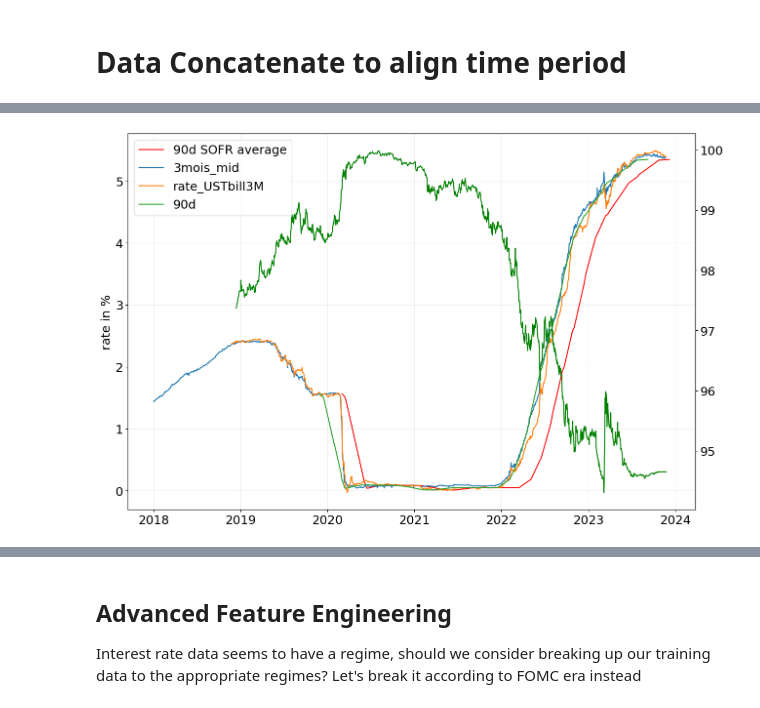
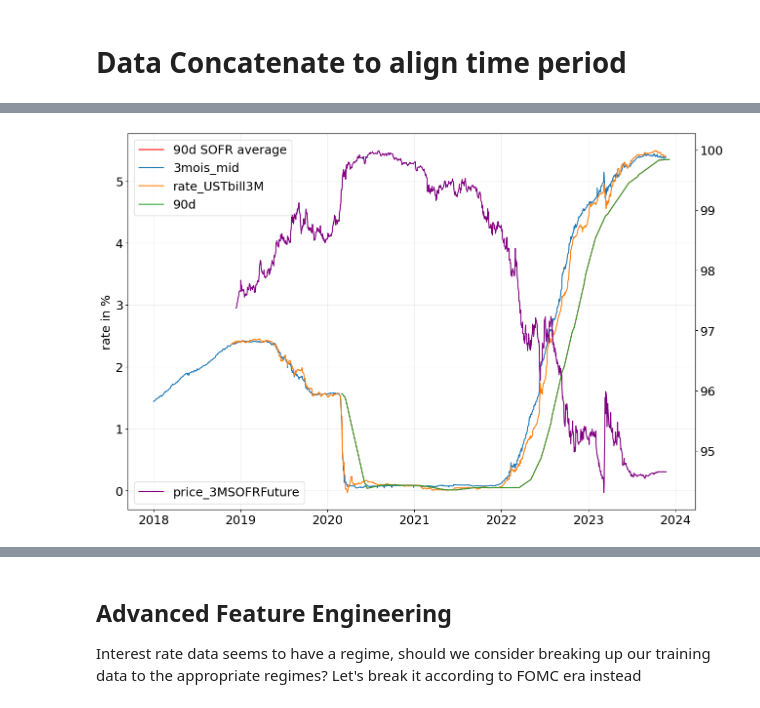
Before and after one commit to kilowiski/qf634_proj, a Jupyter notebook: code/634_fixfeature.ipynb, the cells around one changed output, grey strips where cells are left out. Drawn from its saved outputs; the diff is of its cells as text; code cells hidden in the pictures.

```diff
--- a/code/634_fixfeature.ipynb
+++ b/code/634_fixfeature.ipynb
@@ -272,11 +255,7 @@ fig.savefig("feature_target.jpeg", dpi=600)
 # %%
 # lets give it a shot ?
 df = pd.DataFrame(y_SOFRAI["90d"])
-# retract 1 month
-df = df.set_index(df.index - pd.DateOffset(months=3))
-
-# df.drop(columns=["30d", "180d", "idx"], inplace=True)
-df
+df.head()
 # %% [output]
 |  | 90d |
 | date |  |
@@ -294,0 +267,7 @@ df
+# %%
+df_x = pd.DataFrame(x_3MSOFRFuture)
+to_concat = [x_3mois, x_1mois, x_USTbill3M]
+for frames in to_concat:
+    df_x = pd.merge(df_x, frames, on="date", how="left")
+    #print(df_x.isna().sum())
+df_x.head()
@@ -294,0 +282,3 @@ df
+# %%
+df_x = df_x.set_index(df_x.index + pd.DateOffset(months=3))
+df_x.head()
@@ -294,0 +293,3 @@ df
+# %%
+df= pd.merge(df, df_x, on="date", how="left")
+df.head()
@@ -295,18 +304,20 @@ df
 # %%
+#original
 fig, ax1 = plt.subplots(figsize=(15, 10))
 ax1.plot(y_SOFRAI["90d"], label="90d SOFR average", color="red")
 ax1.plot(x_3mois["mid_3mois"], label="3mois_mid")
 ax1.plot(x_USTbill3M["rate_USTbill3M"], label="rate_USTbill3M")
 ax1.plot(df["90d"], label="90d")
 ax1.set_ylabel("rate in %")
 ax2 = ax1.twinx()
 ax2.plot(
     x_3MSOFRFuture["price_3MSOFRFuture"],
-    label="100 - price_3MSOFRFuture",
-    color="green",
+    label="price_3MSOFRFuture",
+    color="purple",
 )
+ax2.legend(loc='lower left')
 ax1.grid(alpha=0.2)
 ax1.legend()
 fig.savefig("feature_target.jpeg", dpi=600)
 # %% [output]
-[figure, old version]
+[figure, new version]
```
Also changed, not shown: parts of 33 cells of this notebook.
